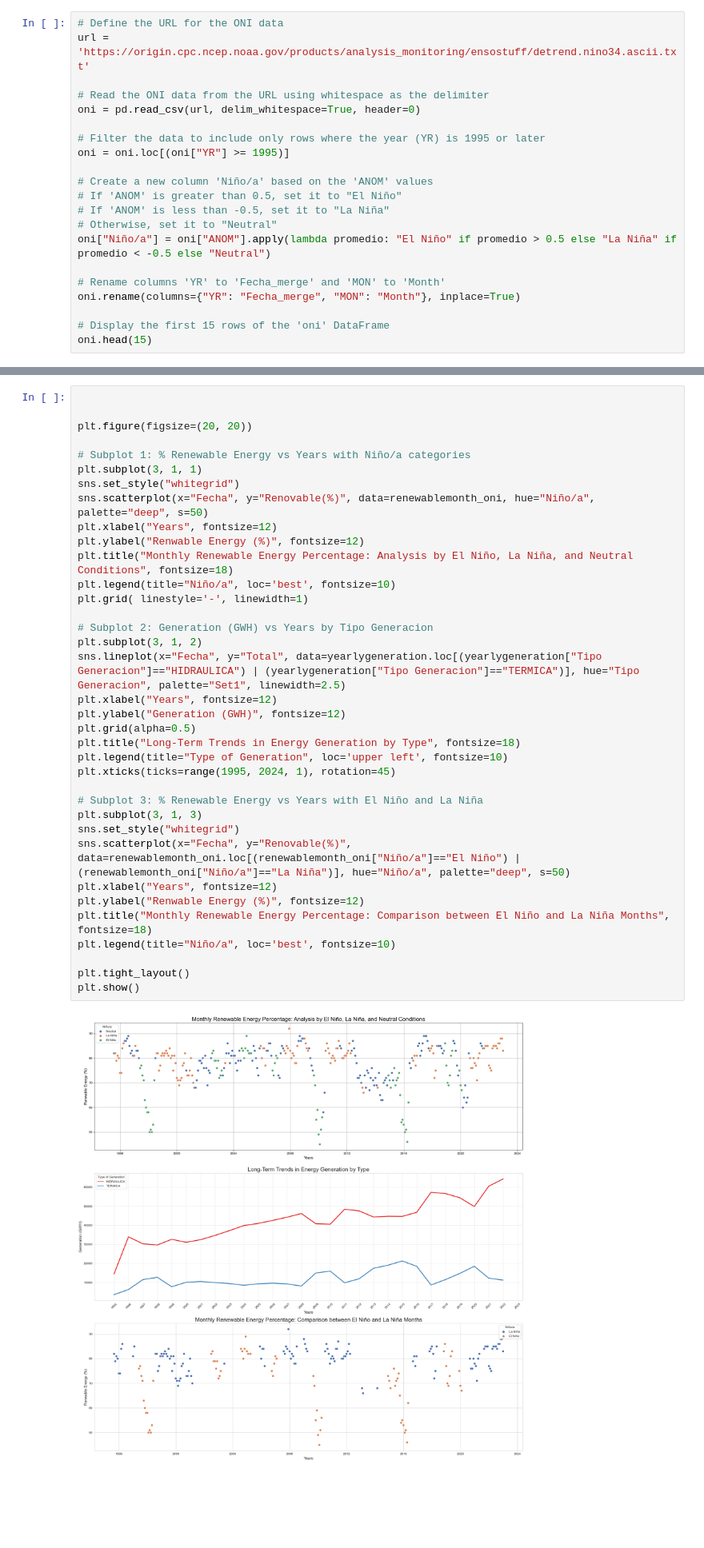
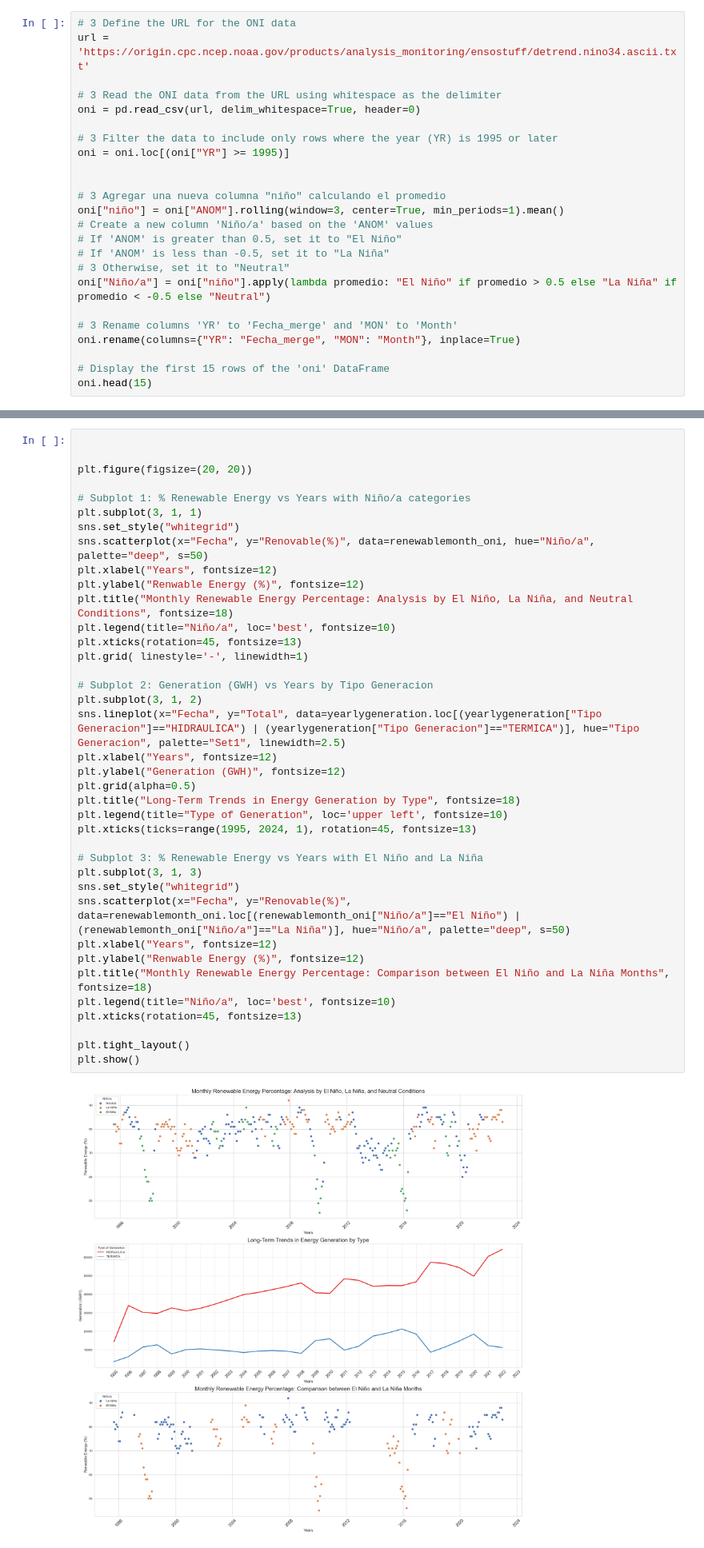
Before and after one commit to Mateoferrnandez/Projects, a Jupyter notebook: Personal Projects/Electrical Grid Data Analysis and Forecasting/notebooks/ElectricGeneration_colombia copy 2.ipynb, the cells around one changed output, grey strips where cells are left out. Shown at 80% size. Drawn from its saved outputs; the diff is of its cells as text; blank space fills up the shorter version.

```diff
--- a/Personal Projects/Electrical Grid Data Analysis and Forecasting/notebooks/ElectricGeneration_colombia copy 2.ipynb
+++ b/Personal Projects/Electrical Grid Data Analysis and Forecasting/notebooks/ElectricGeneration_colombia copy 2.ipynb
@@ -988,20 +947,23 @@ result3.head(10)
 # %%
-# Define the URL for the ONI data
+# 3 Define the URL for the ONI data
 url = 'https://origin.cpc.ncep.noaa.gov/products/analysis_monitoring/ensostuff/detrend.nino34.ascii.txt'
 
-# Read the ONI data from the URL using whitespace as the delimiter
+# 3 Read the ONI data from the URL using whitespace as the delimiter
 oni = pd.read_csv(url, delim_whitespace=True, header=0)
 
-# Filter the data to include only rows where the year (YR) is 1995 or later
+# 3 Filter the data to include only rows where the year (YR) is 1995 or later
 oni = oni.loc[(oni["YR"] >= 1995)]
 
+
+# 3 Agregar una nueva columna "niño" calculando el promedio
+oni["niño"] = oni["ANOM"].rolling(window=3, center=True, min_periods=1).mean()
 # Create a new column 'Niño/a' based on the 'ANOM' values
 # If 'ANOM' is greater than 0.5, set it to "El Niño"
 # If 'ANOM' is less than -0.5, set it to "La Niña"
-# Otherwise, set it to "Neutral"
-oni["Niño/a"] = oni["ANOM"].apply(lambda promedio: "El Niño" if promedio > 0.5 else "La Niña" if promedio < -0.5 else "Neutral")
+# 3 Otherwise, set it to "Neutral"
+oni["Niño/a"] = oni["niño"].apply(lambda promedio: "El Niño" if promedio > 0.5 else "La Niña" if promedio < -0.5 else "Neutral")
 
-# Rename columns 'YR' to 'Fecha_merge' and 'MON' to 'Month'
+# 3 Rename columns 'YR' to 'Fecha_merge' and 'MON' to 'Month'
 oni.rename(columns={"YR": "Fecha_merge", "MON": "Month"}, inplace=True)
 
 # Display the first 15 rows of the 'oni' DataFrame
@@ -1064,32 +1045,34 @@ plt.figure(figsize=(20, 20))
 plt.subplot(3, 1, 1)
 sns.set_style("whitegrid")
 sns.scatterplot(x="Fecha", y="Renovable(%)", data=renewablemonth_oni, hue="Niño/a", palette="deep", s=50)
 plt.xlabel("Years", fontsize=12)
 plt.ylabel("Renwable Energy (%)", fontsize=12)
 plt.title("Monthly Renewable Energy Percentage: Analysis by El Niño, La Niña, and Neutral Conditions", fontsize=18)
 plt.legend(title="Niño/a", loc='best', fontsize=10)
+plt.xticks(rotation=45, fontsize=13)
 plt.grid( linestyle='-', linewidth=1)
 
 # Subplot 2: Generation (GWH) vs Years by Tipo Generacion
 plt.subplot(3, 1, 2)
 sns.lineplot(x="Fecha", y="Total", data=yearlygeneration.loc[(yearlygeneration["Tipo Generacion"]=="HIDRAULICA") | (yearlygeneration["Tipo Generacion"]=="TERMICA")], hue="Tipo Generacion", palette="Set1", linewidth=2.5)
 plt.xlabel("Years", fontsize=12)
 plt.ylabel("Generation (GWH)", fontsize=12)
 plt.grid(alpha=0.5)
 plt.title("Long-Term Trends in Energy Generation by Type", fontsize=18)
 plt.legend(title="Type of Generation", loc='upper left', fontsize=10)
-plt.xticks(ticks=range(1995, 2024, 1), rotation=45)
+plt.xticks(ticks=range(1995, 2024, 1), rotation=45, fontsize=13)
 
 # Subplot 3: % Renewable Energy vs Years with El Niño and La Niña
 plt.subplot(3, 1, 3)
 sns.set_style("whitegrid")
 sns.scatterplot(x="Fecha", y="Renovable(%)", data=renewablemonth_oni.loc[(renewablemonth_oni["Niño/a"]=="El Niño") | (renewablemonth_oni["Niño/a"]=="La Niña")], hue="Niño/a", palette="deep", s=50)
 plt.xlabel("Years", fontsize=12)
 plt.ylabel("Renwable Energy (%)", fontsize=12)
 plt.title("Monthly Renewable Energy Percentage: Comparison between El Niño and La Niña Months", fontsize=18)
 plt.legend(title="Niño/a", loc='best', fontsize=10)
+plt.xticks(rotation=45, fontsize=13)
 
 plt.tight_layout()
 plt.show()
 # %% [output]
-[figure, old version]
+[figure, new version]
```
Also changed, not shown: parts of 60 cells of this notebook.
